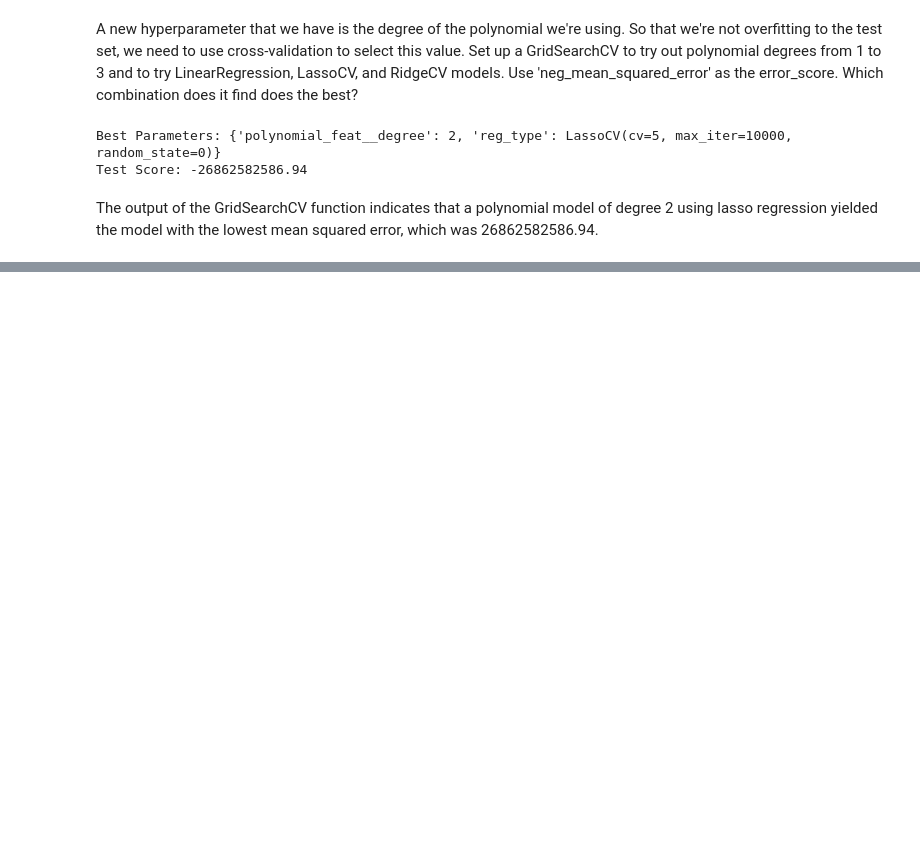
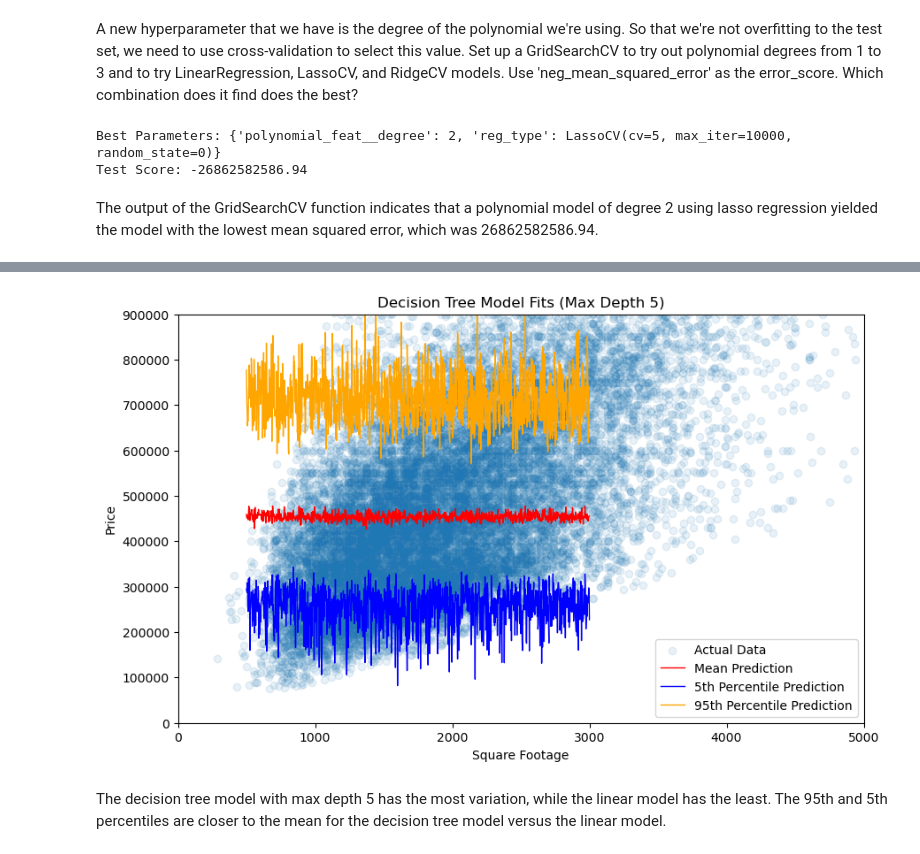
Before and after one commit to nss-data-science-cohort-9/ml-exercise-3-aezell314, a Jupyter notebook: ML Bias and Variance Exercise.ipynb, the cells around one changed output, grey strips where cells are left out. Drawn from its saved outputs; the diff is of its cells as text; code cells hidden in the pictures; blank space fills up the shorter version.

```diff
--- a/ML Bias and Variance Exercise.ipynb
+++ b/ML Bias and Variance Exercise.ipynb
@@ -249,0 +400,48 @@ The output of the GridSearchCV function indicates that a polynomial model of deg
+# %%
+mean_preds = []
+_5_percent_preds = []
+_95_percent_preds = []
+
+for _ in range(1000):
+    # Randomly sample 1000 rows
+    sample_df = kc_house_data.sample(n=1000)
+
+    # Extract predictor and target
+    X = sample_df[['sqft_living']]
+    y = sample_df['price']
+
+    # Fit a linear model
+    model = DecisionTreeRegressor(random_state=0, max_depth=5).fit(X, y)
+
+    # Generate a test dataset
+    X_test = pd.DataFrame({'sqft_living':np.linspace(500, 3000, num=100)})
+
+    # Generate predictions
+    y_pred = model.predict(X_test)
+
+    # Extract mean, 5th percentile, and 95th percentile of the predictions
+    mean_preds.append(np.mean(y_pred))
+    _5_percent_preds.append(np.percentile(y_pred, 5))
+    _95_percent_preds.append(np.percentile(y_pred, 95))
+
+# Combine results into a DataFrame for analysis
+results_df = pd.DataFrame({'mean_preds': mean_preds, '5_percent_preds': _5_percent_preds, '95_percent_preds': _95_percent_preds})
+
+X_test = np.linspace(500, 3000, num=1000)
+
+plt.figure(figsize=(10, 6))
+plt.scatter(kc_house_data['sqft_living'], kc_house_data['price'], alpha=0.1, label='Actual Data')
+plt.plot(X_test, results_df['mean_preds'], color='red', linewidth=1, label='Mean Prediction')
+plt.plot(X_test, results_df['5_percent_preds'], color='blue', linewidth=1, label='5th Percentile Prediction')
+plt.plot(X_test, results_df['95_percent_preds'], color='orange', linewidth=1, label='95th Percentile Prediction')
+plt.xlabel('Square Footage')
+plt.ylabel('Price')
+plt.title('Decision Tree Model Fits (Max Depth 5)')
+plt.legend()
+plt.xlim(0,5000)
+plt.ylim(0,900000)
+plt.show()
+# %% [output]
+[figure, added]
+# %% [markdown]
+The decision tree model with max depth 5 has the most variation, while the linear model has the least. The 95th and 5th percentiles are closer to the mean for the decision tree model versus the linear model.
```
Also changed, not shown: parts of 15 cells of this notebook.
